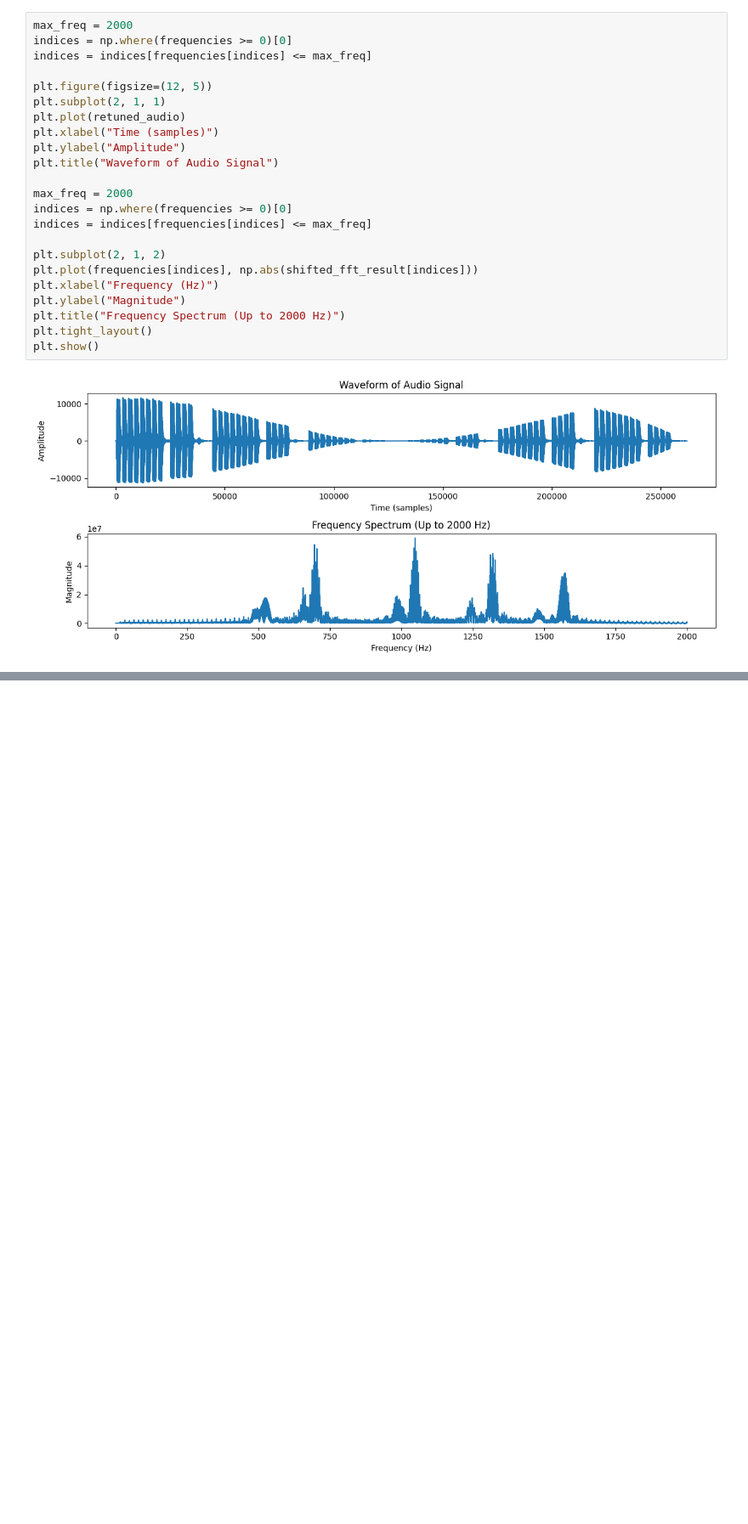
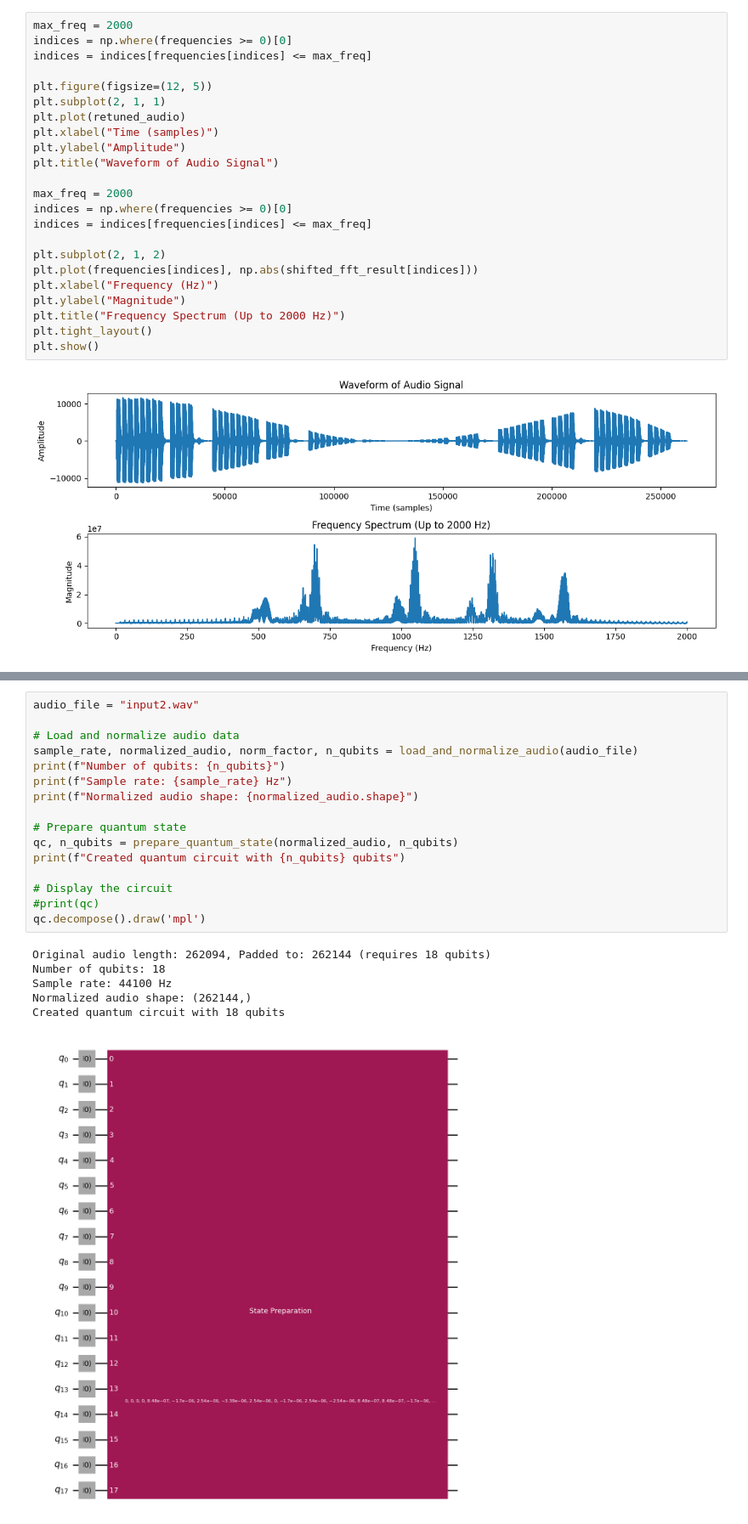
Before and after one commit to RYZEXY/Quantum-Audio-Processing, a Jupyter notebook: audio.ipynb, the cells around one changed output, grey strips where cells are left out. Shown: that part at 85% size. Drawn from its saved outputs; the diff is of its cells as text; blank space fills up the shorter version.

Commit message:
Prepared Quantum State and added Python virtual env

```diff
--- a/audio.ipynb
+++ b/audio.ipynb
@@ -130,0 +188,23 @@ plt.show()
+# %%
+audio_file = "input2.wav"
+
+# Load and normalize audio data
+sample_rate, normalized_audio, norm_factor, n_qubits = load_and_normalize_audio(audio_file)
+print(f"Number of qubits: {n_qubits}")
+print(f"Sample rate: {sample_rate} Hz")
+print(f"Normalized audio shape: {normalized_audio.shape}")
+
+# Prepare quantum state
+qc, n_qubits = prepare_quantum_state(normalized_audio, n_qubits)
+print(f"Created quantum circuit with {n_qubits} qubits")
+
+# Display the circuit
+#print(qc)
+qc.decompose().draw('mpl')
+# %% [output]
+Original audio length: 262094, Padded to: 262144 (requires 18 qubits)
+Number of qubits: 18
+Sample rate: 44100 Hz
+Normalized audio shape: (262144,)
+Created quantum circuit with 18 qubits
+[figure, added]
```
Also changed, not shown: parts of 2 cells of this notebook, 1 other file.
